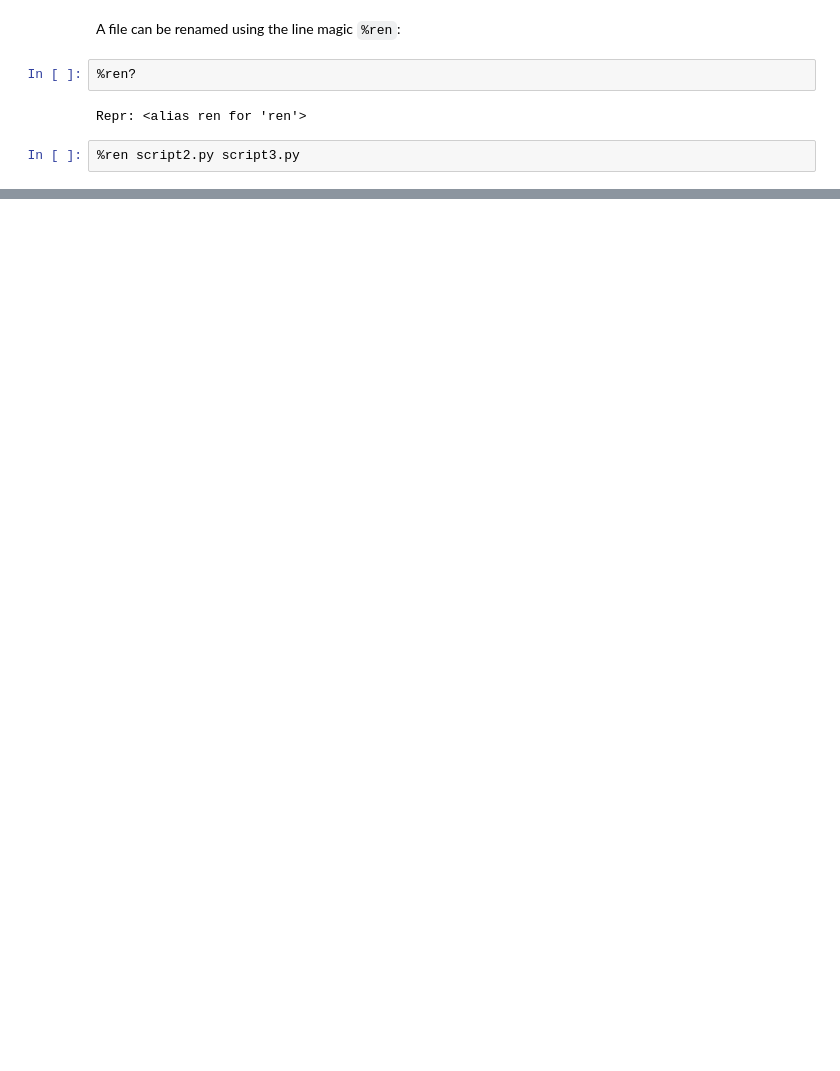
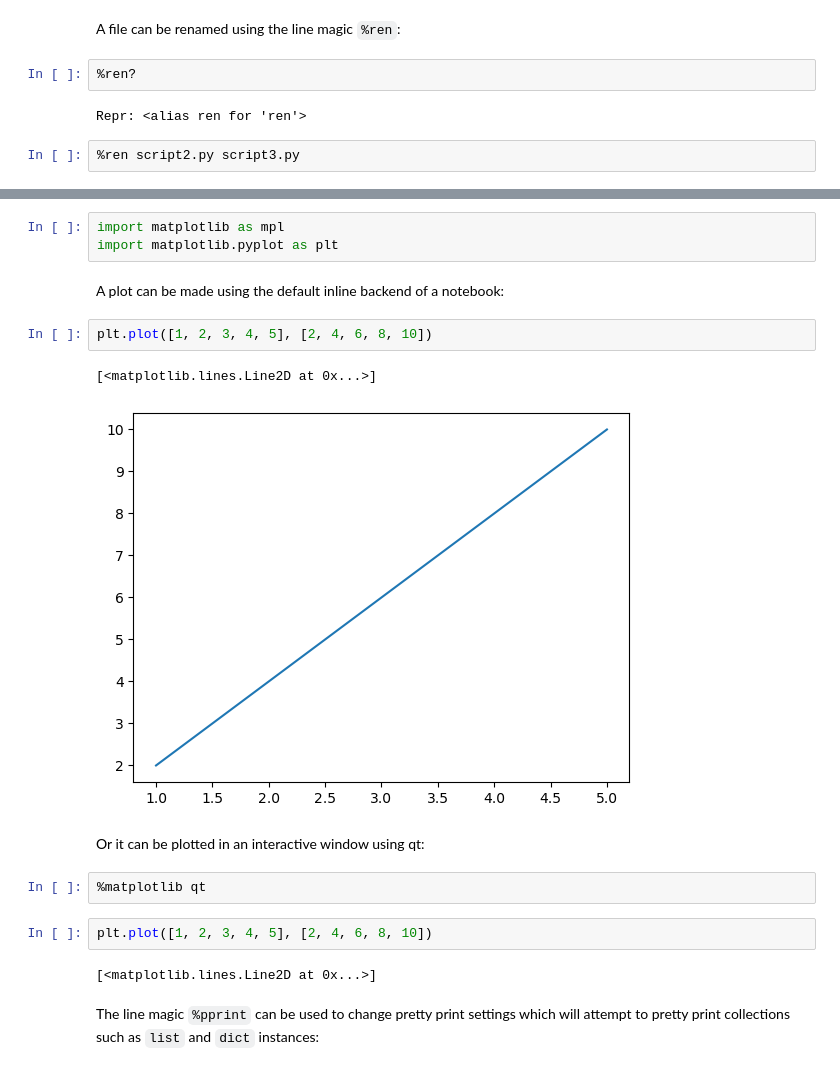
Before and after one commit to PhilipYip1988/python-notebooks, a Jupyter notebook: ipython_magics/notebook_windows.ipynb, the cells around one changed output, grey strips where cells are left out. Cells and saved outputs as stored; diff of their text form; blank space fills up the shorter version.

````diff
--- a/ipython_magics/notebook_windows.ipynb
+++ b/ipython_magics/notebook_windows.ipynb
@@ -735,0 +936,20 @@ Automagic is ON, % prefix IS NOT needed for line magics.
+# %%
+import matplotlib as mpl
+import matplotlib.pyplot as plt
+# %% [markdown]
+A plot can be made using the default inline backend of a notebook:
+# %%
+plt.plot([1, 2, 3, 4, 5], [2, 4, 6, 8, 10])
+# %% [output]
+[<matplotlib.lines.Line2D at 0x...>]
+[figure, added]
+# %% [markdown]
+Or it can be plotted in an interactive window using qt:
+# %%
+%matplotlib qt
+# %%
+plt.plot([1, 2, 3, 4, 5], [2, 4, 6, 8, 10])
+# %% [output]
+[<matplotlib.lines.Line2D at 0x...>]
+# %% [markdown]
+The line magic ```%pprint``` can be used to change pretty print settings which will attempt to pretty print collections such as ```list``` and ```dict``` instances:
````
Also changed, not shown: parts of 92 cells of this notebook, 5 other files.
